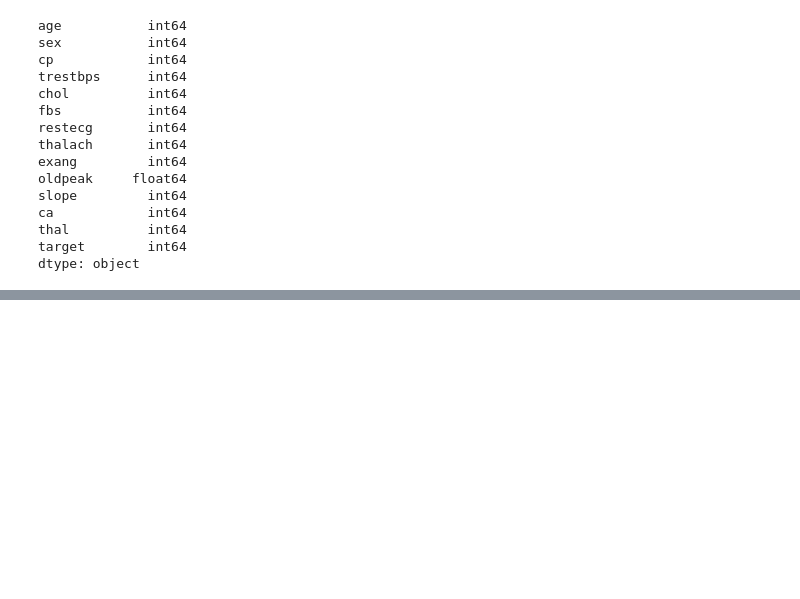
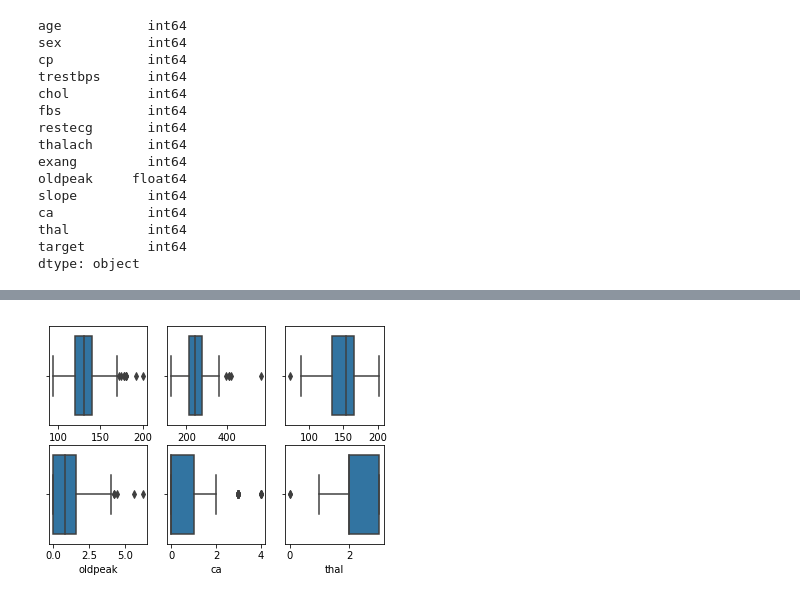
Before and after one commit to MrKhan0747/Heart-Disease-Detection, a Jupyter notebook: model.ipynb, the cells around one changed output, grey strips where cells are left out. Drawn from its saved outputs; the diff is of its cells as text; code cells hidden in the pictures; blank space fills up the shorter version.

```diff
--- a/model.ipynb
+++ b/model.ipynb
@@ -119,0 +119,23 @@ plt.show()
+# %%
+#each attribute outlier closer look
+ax=plt.subplot(2,3,1)
+sns.boxplot(x=data['trestbps'])
+
+ax=plt.subplot(2,3,2)
+sns.boxplot(x=data['chol'])
+
+ax=plt.subplot(2,3,3)
+sns.boxplot(x=data['thalach'])
+
+ax=plt.subplot(2,3,4)
+sns.boxplot(x=data['oldpeak'])
+
+ax=plt.subplot(2,3,5)
+sns.boxplot(x=data['ca'])
+
+ax=plt.subplot(2,3,6)
+sns.boxplot(x=data['thal'])
+
+plt.show()
+# %% [output]
+[figure, added]
```
Also changed, not shown: parts of 17 cells of this notebook.
